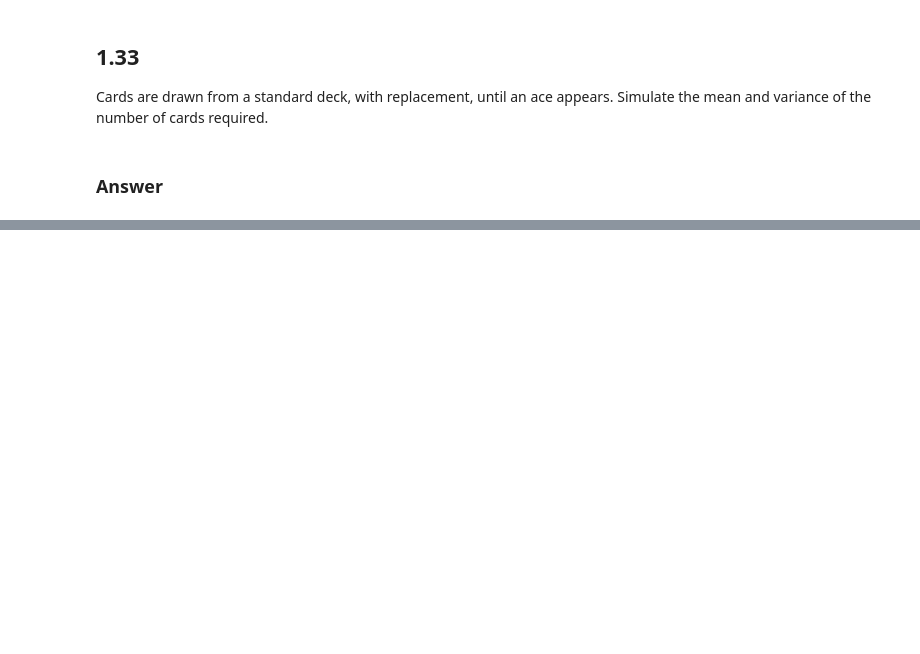
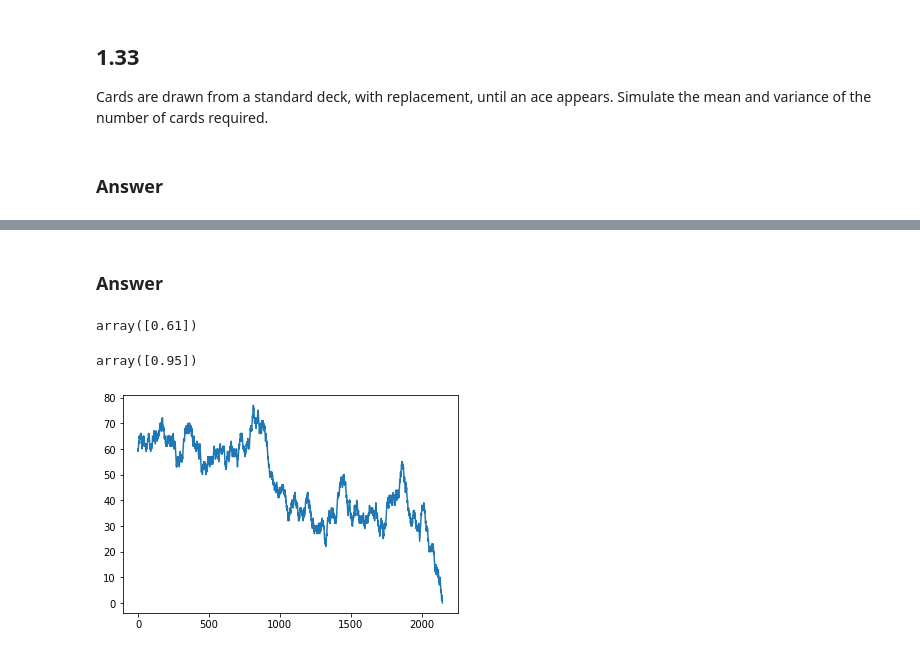
Before and after one commit to larispardo/StochasticProcessR, a Jupyter notebook: Chapter01_py.ipynb, the cells around one changed output, grey strips where cells are left out. Saved outputs shown, nothing was run; the diff lists cells and outputs as text; code cells hidden in the pictures; blank space fills up the shorter version.

```diff
--- a/Chapter01_py.ipynb
+++ b/Chapter01_py.ipynb
@@ -778,0 +794,48 @@ cardEx.E_x(), cardEx.var_x()
+# %% [markdown]
+### Answer
+# %%
+class GamblingWalk():
+    def __init__(self, initial_money=50, prob=1/2, min_state=0, max_state=100, outcomes = [-1,1]):
+        self.prob = prob
+        self.init_money = initial_money
+        self.walk = []
+        self.min_state = min_state
+        self.max_state = max_state
+        self.outcomes = outcomes
+    def P_w(self, sim=100):
+        results = []
+        for i in range(sim):
+            res = self.randomWalk()
+            results.append(res[1])
+        return sum(results)/len(results)
+    def randomWalk(self):
+        money = self.init_money
+        self.walk = [int(money)]
+        win = False
+        while True:
+            money += np.random.choice(self.outcomes,1,p=[1-self.prob,self.prob])
+            self.walk.append(int(money))
+            if (money <= self.min_state) or (money >= self.max_state):
+                win=(money >= self.max_state)
+                break
+        return len(self.walk), win
+    def plotWalk(self):
+        import matplotlib.pyplot as plt
+        if(len(self.walk)==0):
+            self.randomWalk()
+        plt.plot(range(len(self.walk)), self.walk)
+        plt.show()
+# %%
+wlk = GamblingWalk(60)
+wlk.P_w()
+# %% [output]
+array([0.61])
+# %%
+wlk = GamblingWalk(60, 0.51)
+wlk.P_w()
+# %% [output]
+array([0.95])
+# %%
+wlk.plotWalk()
+# %% [output]
+[figure, added]
```
Also changed, not shown: parts of 14 cells of this notebook.
